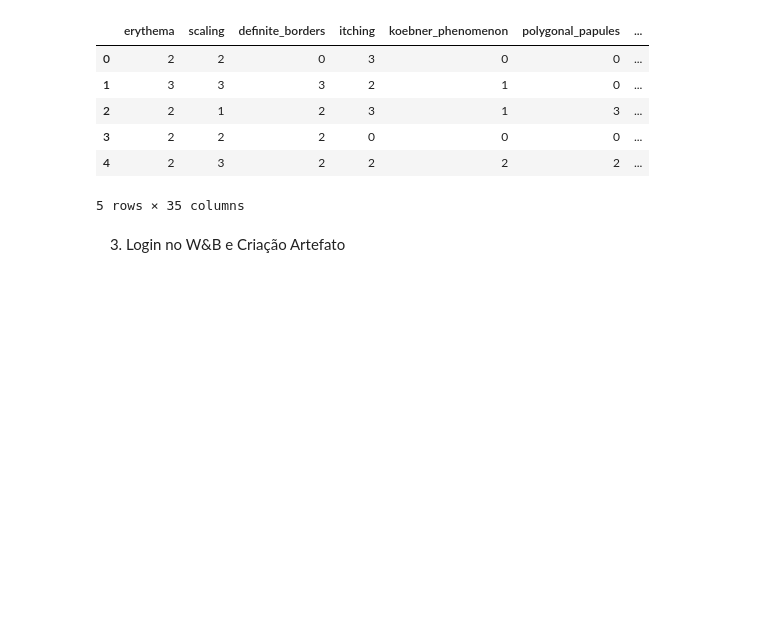
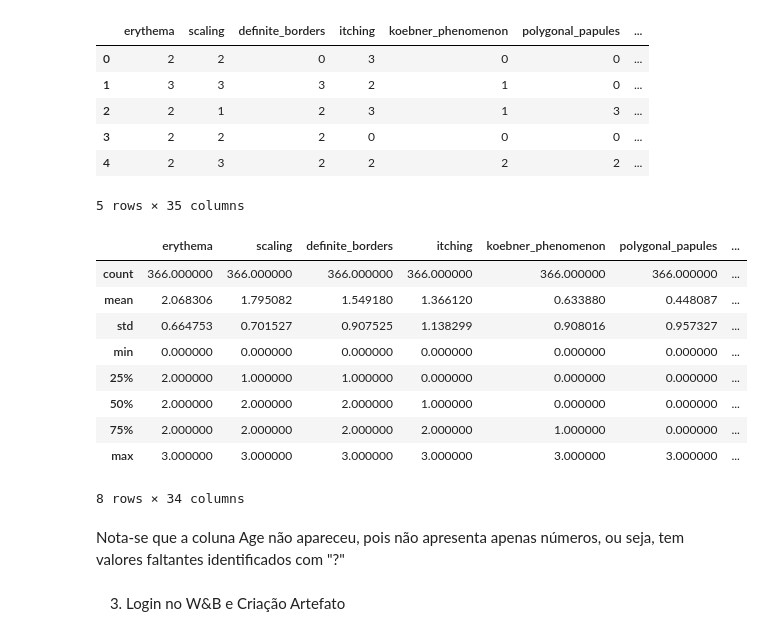
Before and after one commit to rayssacoelho/learning_ai, a Jupyter notebook: projeto_avaliacao/projeto.ipynb, the cells around one changed output. Saved outputs shown, nothing was run; the diff lists cells and outputs as text; code cells hidden in the pictures; blank space fills up the shorter version.

```diff
--- a/projeto_avaliacao/projeto.ipynb
+++ b/projeto_avaliacao/projeto.ipynb
@@ -88,6 +88,21 @@ Columns: ['erythema', 'scaling', 'definite_borders', 'itching', 'koebner_phenome
 | 3 | 2 | 2 | 2 | 0 | 0 | 0 | ... |
 | 4 | 2 | 3 | 2 | 2 | 2 | 2 | ... |
 5 rows × 35 columns
+# %%
+df_raw.describe() # mostra estatísticas básicas das colunas numéricas
+# %% [output]
+|  | erythema | scaling | definite_borders | itching | koebner_phenomenon | polygonal_papules | ... |
+| count | 366.000000 | 366.000000 | 366.000000 | 366.000000 | 366.000000 | 366.000000 | ... |
+| mean | 2.068306 | 1.795082 | 1.549180 | 1.366120 | 0.633880 | 0.448087 | ... |
+| std | 0.664753 | 0.701527 | 0.907525 | 1.138299 | 0.908016 | 0.957327 | ... |
+| min | 0.000000 | 0.000000 | 0.000000 | 0.000000 | 0.000000 | 0.000000 | ... |
+| 25% | 2.000000 | 1.000000 | 1.000000 | 0.000000 | 0.000000 | 0.000000 | ... |
+| 50% | 2.000000 | 2.000000 | 2.000000 | 1.000000 | 0.000000 | 0.000000 | ... |
+| 75% | 2.000000 | 2.000000 | 2.000000 | 2.000000 | 1.000000 | 0.000000 | ... |
+| max | 3.000000 | 3.000000 | 3.000000 | 3.000000 | 3.000000 | 3.000000 | ... |
+8 rows × 34 columns
+# %% [markdown]
+Nota-se que a coluna Age não apareceu, pois não apresenta apenas números, ou seja, tem valores faltantes identificados com "?"
 # %% [markdown]
 3. Login no W&B e Criação Artefato
 # %%
```
Also changed, not shown: parts of 10 cells of this notebook, 21 other files.
